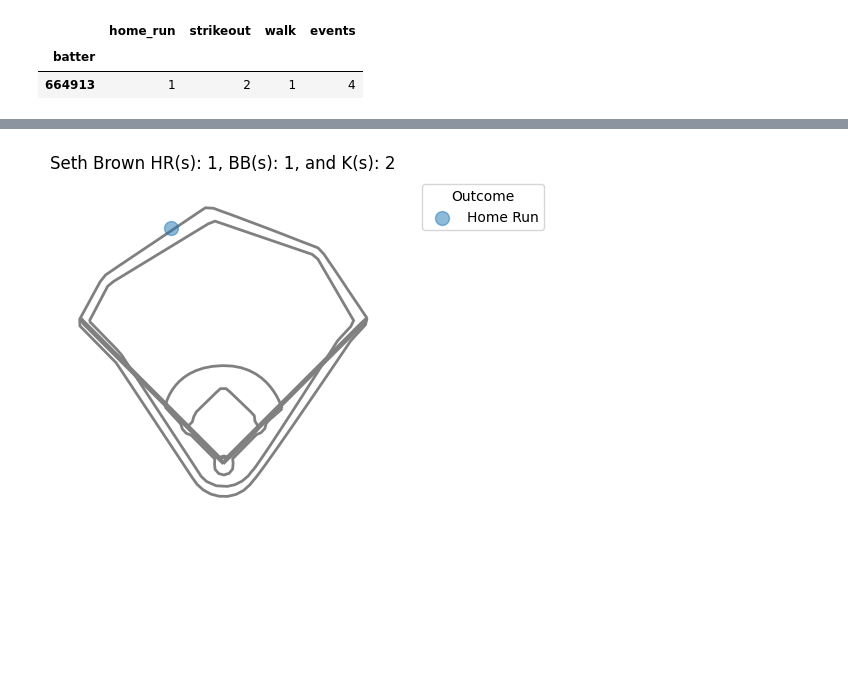
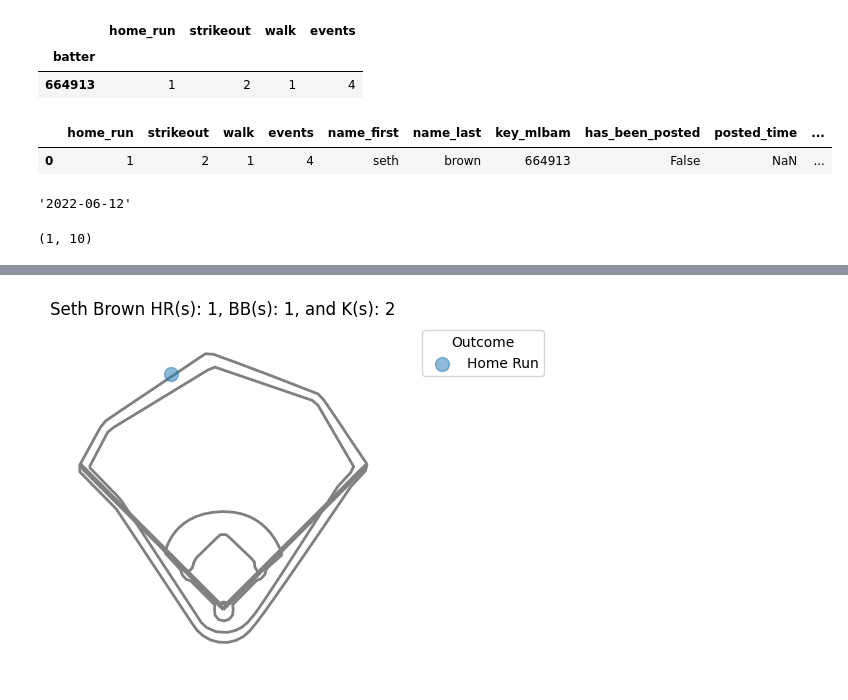
Before and after one commit to nicholson2208/three-true-outcomes, a Jupyter notebook: MessAround.ipynb, the cells around one changed output, grey strips where cells are left out. Cells and saved outputs as stored; diff of their text form; code cells hidden in the pictures; blank space fills up the shorter version.

```diff
--- a/MessAround.ipynb
+++ b/MessAround.ipynb
@@ -130,0 +138,15 @@ only_three_outcomes = only_three_outcomes.merge(player_names[["name_first", "nam
+# %%
+last_run = pd.read_csv("data/tto.csv")
+# %%
+last_run
+# %% [output]
+|  | home_run | strikeout | walk | events | name_first | name_last | key_mlbam | has_been_posted | posted_time | ... |
+| 0 | 1 | 2 | 1 | 4 | seth | brown | 664913 | False | NaN | ... |
+# %%
+last_run.run_date.max()
+# %% [output]
+'2022-06-12'
+# %%
+not_yet_posted.shape
+# %% [output]
+(1, 10)
```
Also changed, not shown: parts of 9 cells of this notebook, 8 other files.
